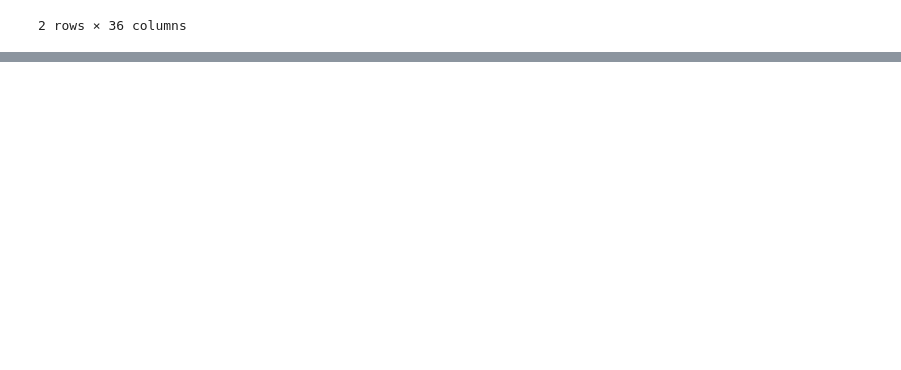
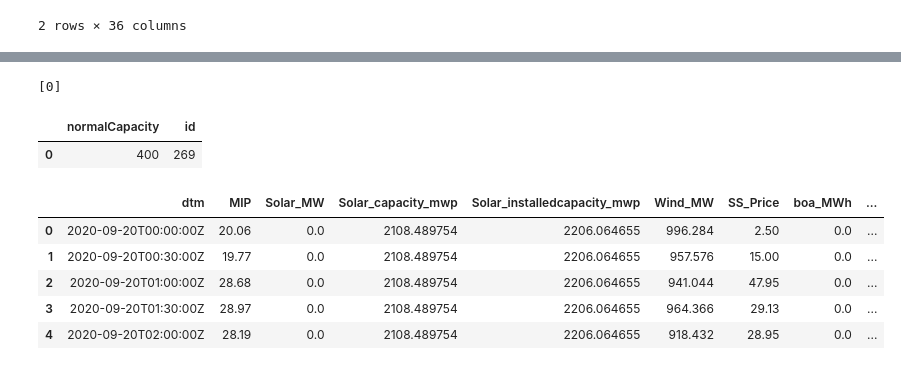
Before and after one commit to tombeihofer23/DoPro2, a Jupyter notebook: reasearch/02_Analyse_Json.ipynb, the cells around one changed output, grey strips where cells are left out. Drawn from its saved outputs; the diff is of its cells as text; code cells hidden in the pictures; blank space fills up the shorter version.

```diff
--- a/reasearch/02_Analyse_Json.ipynb
+++ b/reasearch/02_Analyse_Json.ipynb
@@ -640,0 +789,22 @@ Name: id, dtype: int64
+# %%
+# Gruppiere nach 'availableCapacity' und zähle 'id' pro Gruppe
+df_availableCapacity = df.groupby(['normalCapacity'])[['id']].count().reset_index()
+
+# Liste der eindeutigen 'availableCapacity'-Werte ausgeben
+print(df_availableCapacity.index.tolist())
+
+df_availableCapacity
+# %% [output]
+[0]
+|  | normalCapacity | id |
+| 0 | 400 | 269 |
+# %%
+df_e = pd.read_csv(r'C:\Users\Michael Jäckle\Desktop\DoPro2_akt\DoPro2\reasearch\Energy_Data_20200920_20231027.csv')
+df_e.head()
+# %% [output]
+|  | dtm | MIP | Solar_MW | Solar_capacity_mwp | Solar_installedcapacity_mwp | Wind_MW | SS_Price | boa_MWh | ... |
+| 0 | 2020-09-20T00:00:00Z | 20.06 | 0.0 | 2108.489754 | 2206.064655 | 996.284 | 2.50 | 0.0 | ... |
+| 1 | 2020-09-20T00:30:00Z | 19.77 | 0.0 | 2108.489754 | 2206.064655 | 957.576 | 15.00 | 0.0 | ... |
+| 2 | 2020-09-20T01:00:00Z | 28.68 | 0.0 | 2108.489754 | 2206.064655 | 941.044 | 47.95 | 0.0 | ... |
+| 3 | 2020-09-20T01:30:00Z | 28.97 | 0.0 | 2108.489754 | 2206.064655 | 964.366 | 29.13 | 0.0 | ... |
+| 4 | 2020-09-20T02:00:00Z | 28.19 | 0.0 | 2108.489754 | 2206.064655 | 918.432 | 28.95 | 0.0 | ... |
```
Also changed, not shown: parts of 53 cells of this notebook.
